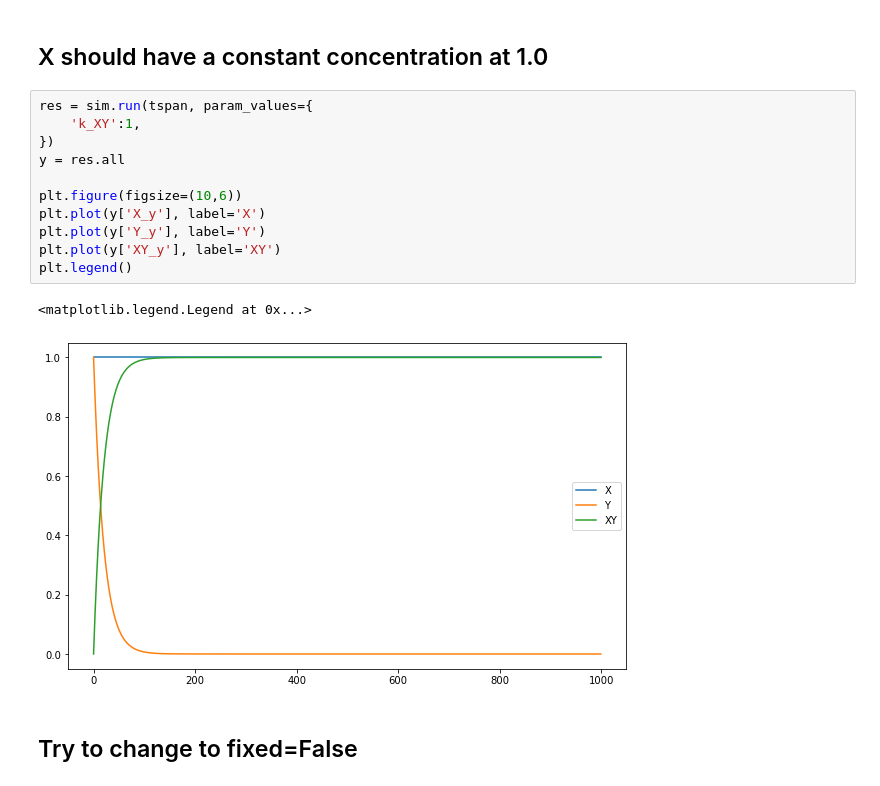
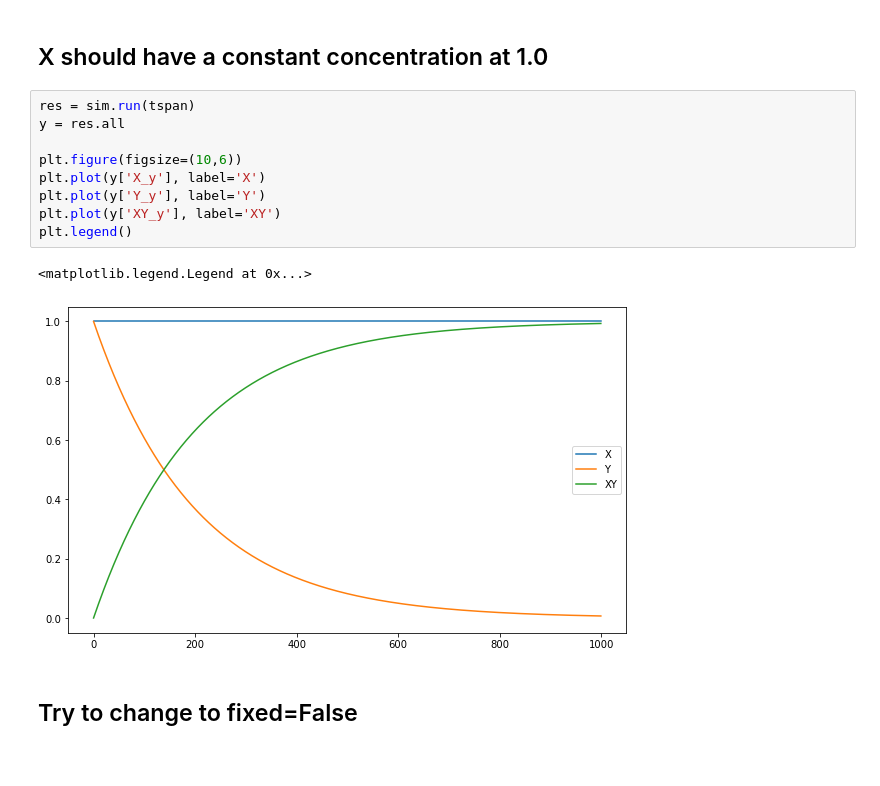
Before and after one commit to bglazer/pysb_examples, a Jupyter notebook: change_fixed_initial.ipynb, the cells around one changed output. Saved outputs shown, nothing was run; the diff lists cells and outputs as text.

```diff
--- a/change_fixed_initial.ipynb
+++ b/change_fixed_initial.ipynb
@@ -40,19 +42,17 @@ tspan = np.linspace(0, 50, 1000)
 # %% [markdown]
 ## X should have a constant concentration at 1.0
 # %%
-res = sim.run(tspan, param_values={
-    'k_XY':1,
-})
+res = sim.run(tspan)
 y = res.all
 
 plt.figure(figsize=(10,6))
 plt.plot(y['X_y'], label='X')
 plt.plot(y['Y_y'], label='Y')
 plt.plot(y['XY_y'], label='XY')
 plt.legend()
 # %% [output]
 <matplotlib.legend.Legend at 0x...>
-[figure, old version]
+[figure, new version]
 # %% [markdown]
 ## Try to change to fixed=False
 # %%
```
Also changed, not shown: parts of 3 cells of this notebook.
